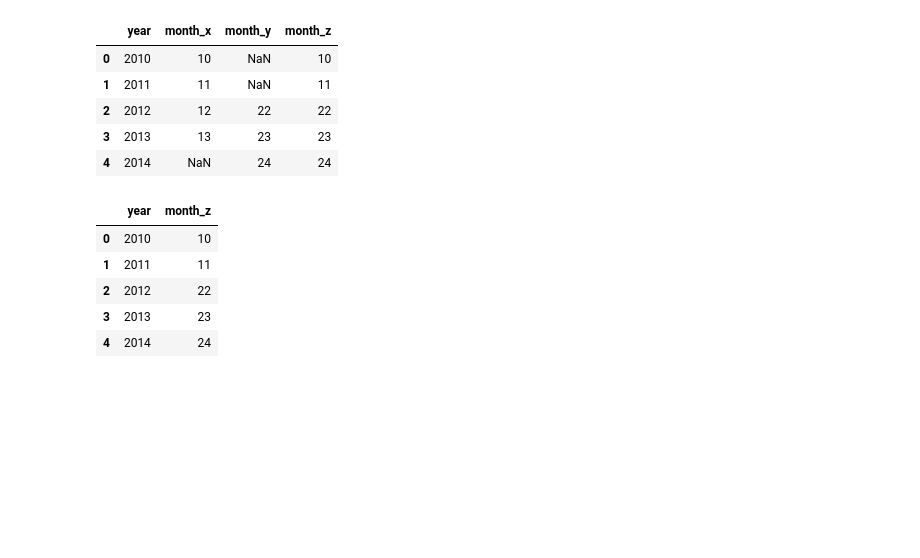
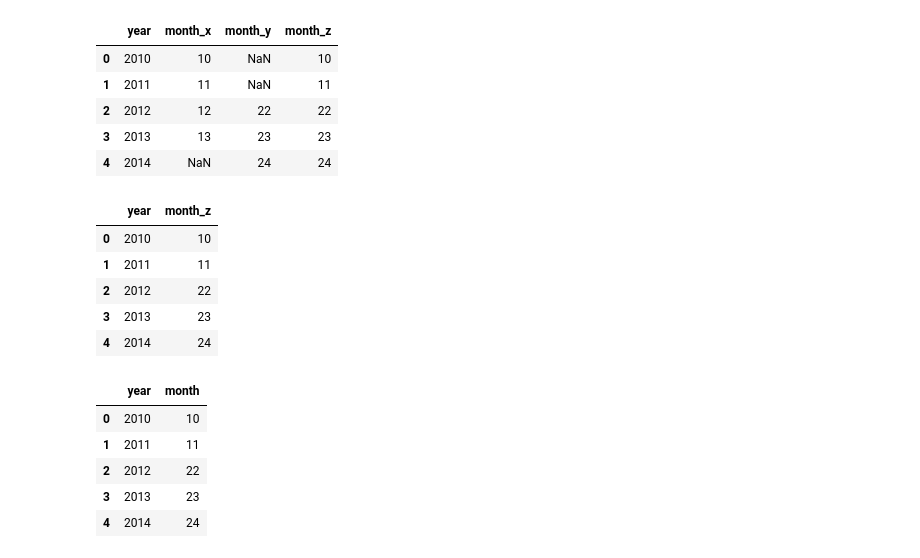
Before and after one commit to emmanresu/Thesis-Keras, a Jupyter notebook: prototype/requests_prototype.ipynb, the cells around one changed output. Cells and saved outputs as stored; diff of their text form; code cells hidden in the pictures; blank space fills up the shorter version.

```diff
--- a/prototype/requests_prototype.ipynb
+++ b/prototype/requests_prototype.ipynb
@@ -1009,3 +1009,20 @@ mrg
 | 2 | 2012 | 22 |
 | 3 | 2013 | 23 |
 | 4 | 2014 | 24 |
+# %%
+def dataset_concat(df1, df2, on_col, name_col):
+  temp = pd.merge(df1, df2, on=on_col, how='outer')
+  temp[name_col] = temp[name_col + '_y'].fillna(temp[name_col + '_x'])
+  temp = temp.drop(columns=[name_col + '_y', name_col + '_x'])
+  return temp
+# %%
+maw = dataset_concat(li1, li2, 'year', 'month')
+# %%
+maw
+# %% [output]
+|  | year | month |
+| 0 | 2010 | 10 |
+| 1 | 2011 | 11 |
+| 2 | 2012 | 22 |
+| 3 | 2013 | 23 |
+| 4 | 2014 | 24 |
```
